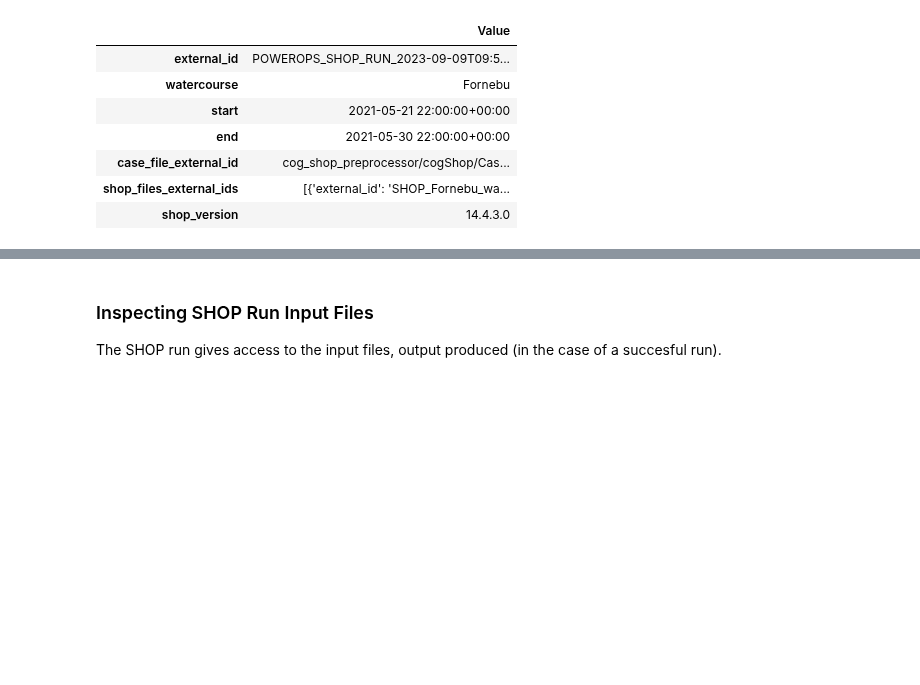
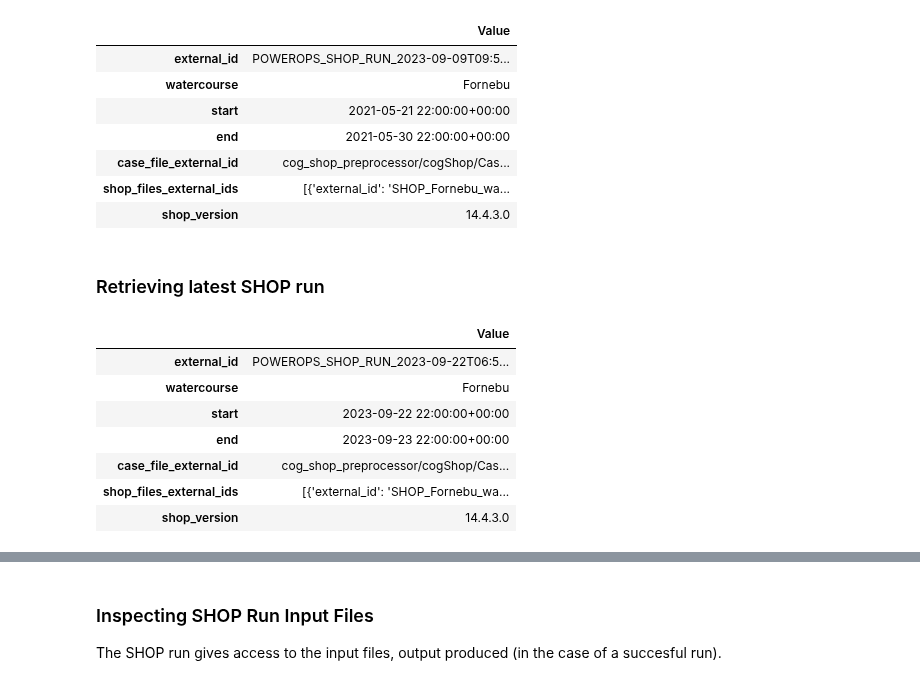
Before and after one commit to cognitedata/power-ops-sdk, a Jupyter notebook: docs/tutorials/shop_results.ipynb, the cells around one changed output, grey strips where cells are left out. Saved outputs shown, nothing was run; the diff lists cells and outputs as text; code cells hidden in the pictures; blank space fills up the shorter version.

```diff
--- a/docs/tutorials/shop_results.ipynb
+++ b/docs/tutorials/shop_results.ipynb
@@ -44,3 +57,16 @@ run
 | case_file_external_id | cog_shop_preprocessor/cogShop/Cas... |
 | shop_files_external_ids | [{'external_id': 'SHOP_Fornebu_wa... |
 | shop_version | 14.4.3.0 |
+# %% [markdown]
+### Retrieving latest SHOP run
+# %%
+power.shop.retrieve_latest(watercourse="Fornebu", latest_by="created_time")
+# %% [output]
+|  | Value |
+| external_id | POWEROPS_SHOP_RUN_2023-09-22T06:5... |
+| watercourse | Fornebu |
+| start | 2023-09-22 22:00:00+00:00 |
+| end | 2023-09-23 22:00:00+00:00 |
+| case_file_external_id | cog_shop_preprocessor/cogShop/Cas... |
+| shop_files_external_ids | [{'external_id': 'SHOP_Fornebu_wa... |
+| shop_version | 14.4.3.0 |
```
Also changed, not shown: parts of 5 cells of this notebook.
